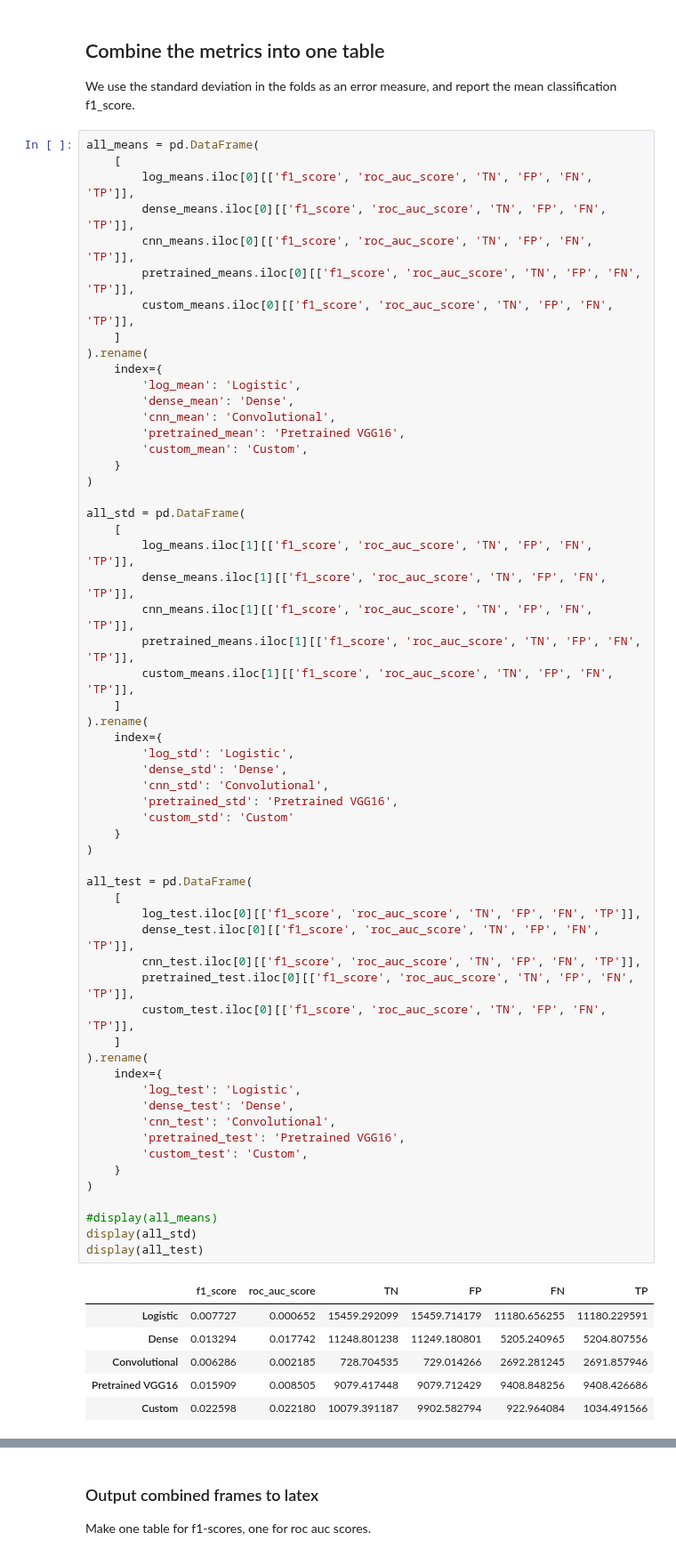
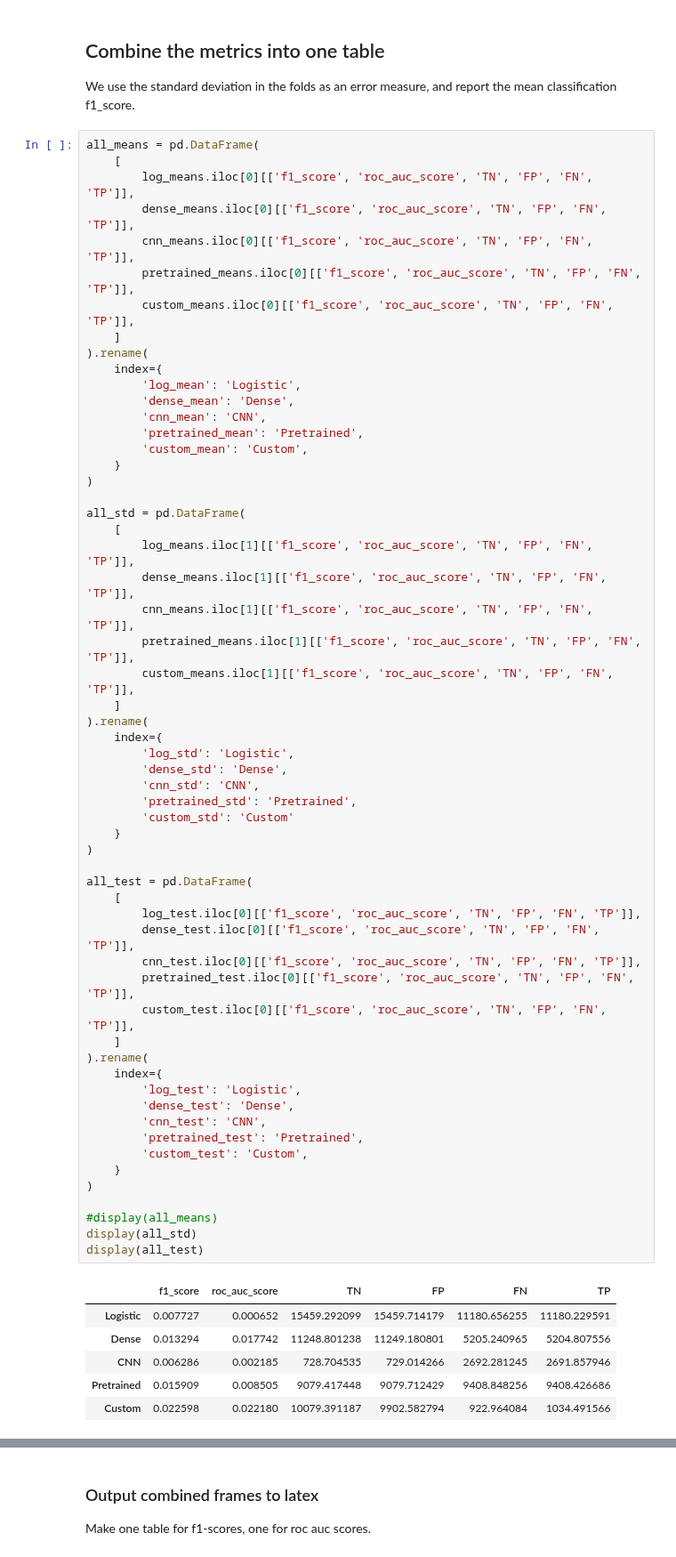
Before and after one commit to geirtul/master_analysis, a Jupyter notebook: notebooks/results/classification_simulated.ipynb, the cells around one changed output, grey strips where cells are left out. Shown at 89% size. Drawn from its saved outputs; the diff is of its cells as text.

```diff
--- a/notebooks/results/classification_simulated.ipynb
+++ b/notebooks/results/classification_simulated.ipynb
@@ -194,8 +179,8 @@ all_means = pd.DataFrame(
     index={
         'log_mean': 'Logistic',
         'dense_mean': 'Dense',
-        'cnn_mean': 'Convolutional',
-        'pretrained_mean': 'Pretrained VGG16',
+        'cnn_mean': 'CNN',
+        'pretrained_mean': 'Pretrained',
         'custom_mean': 'Custom',
     }
 )
@@ -212,39 +197,39 @@ all_std = pd.DataFrame(
     index={
         'log_std': 'Logistic',
         'dense_std': 'Dense',
-        'cnn_std': 'Convolutional',
-        'pretrained_std': 'Pretrained VGG16',
+        'cnn_std': 'CNN',
+        'pretrained_std': 'Pretrained',
         'custom_std': 'Custom'
     }
 )
 
 all_test = pd.DataFrame(
     [
         log_test.iloc[0][['f1_score', 'roc_auc_score', 'TN', 'FP', 'FN', 'TP']],
         dense_test.iloc[0][['f1_score', 'roc_auc_score', 'TN', 'FP', 'FN', 'TP']],
         cnn_test.iloc[0][['f1_score', 'roc_auc_score', 'TN', 'FP', 'FN', 'TP']],
         pretrained_test.iloc[0][['f1_score', 'roc_auc_score', 'TN', 'FP', 'FN', 'TP']],
         custom_test.iloc[0][['f1_score', 'roc_auc_score', 'TN', 'FP', 'FN', 'TP']],
     ]
 ).rename(
     index={
         'log_test': 'Logistic',
         'dense_test': 'Dense',
-        'cnn_test': 'Convolutional',
-        'pretrained_test': 'Pretrained VGG16',
+        'cnn_test': 'CNN',
+        'pretrained_test': 'Pretrained',
         'custom_test': 'Custom',
     }
 )
 
 #display(all_means)
 display(all_std)
 display(all_test)
 # %% [output]
 |  | f1_score | roc_auc_score | TN | FP | FN | TP |
 | Logistic | 0.007727 | 0.000652 | 15459.292099 | 15459.714179 | 11180.656255 | 11180.229591 |
 | Dense | 0.013294 | 0.017742 | 11248.801238 | 11249.180801 | 5205.240965 | 5204.807556 |
-| Convolutional | 0.006286 | 0.002185 | 728.704535 | 729.014266 | 2692.281245 | 2691.857946 |
-| Pretrained VGG16 | 0.015909 | 0.008505 | 9079.417448 | 9079.712429 | 9408.848256 | 9408.426686 |
+| CNN | 0.006286 | 0.002185 | 728.704535 | 729.014266 | 2692.281245 | 2691.857946 |
+| Pretrained | 0.015909 | 0.008505 | 9079.417448 | 9079.712429 | 9408.848256 | 9408.426686 |
 | Custom | 0.022598 | 0.022180 | 10079.391187 | 9902.582794 | 922.964084 | 1034.491566 |
 |  | f1_score | roc_auc_score | TN | FP | FN | TP |
 | Logistic | 0.738063 | 0.832109 | 32593.0 | 17348.0 | 10635.0 | 39424.0 |
```
Also changed, not shown: parts of 21 cells of this notebook, 2 other files.
